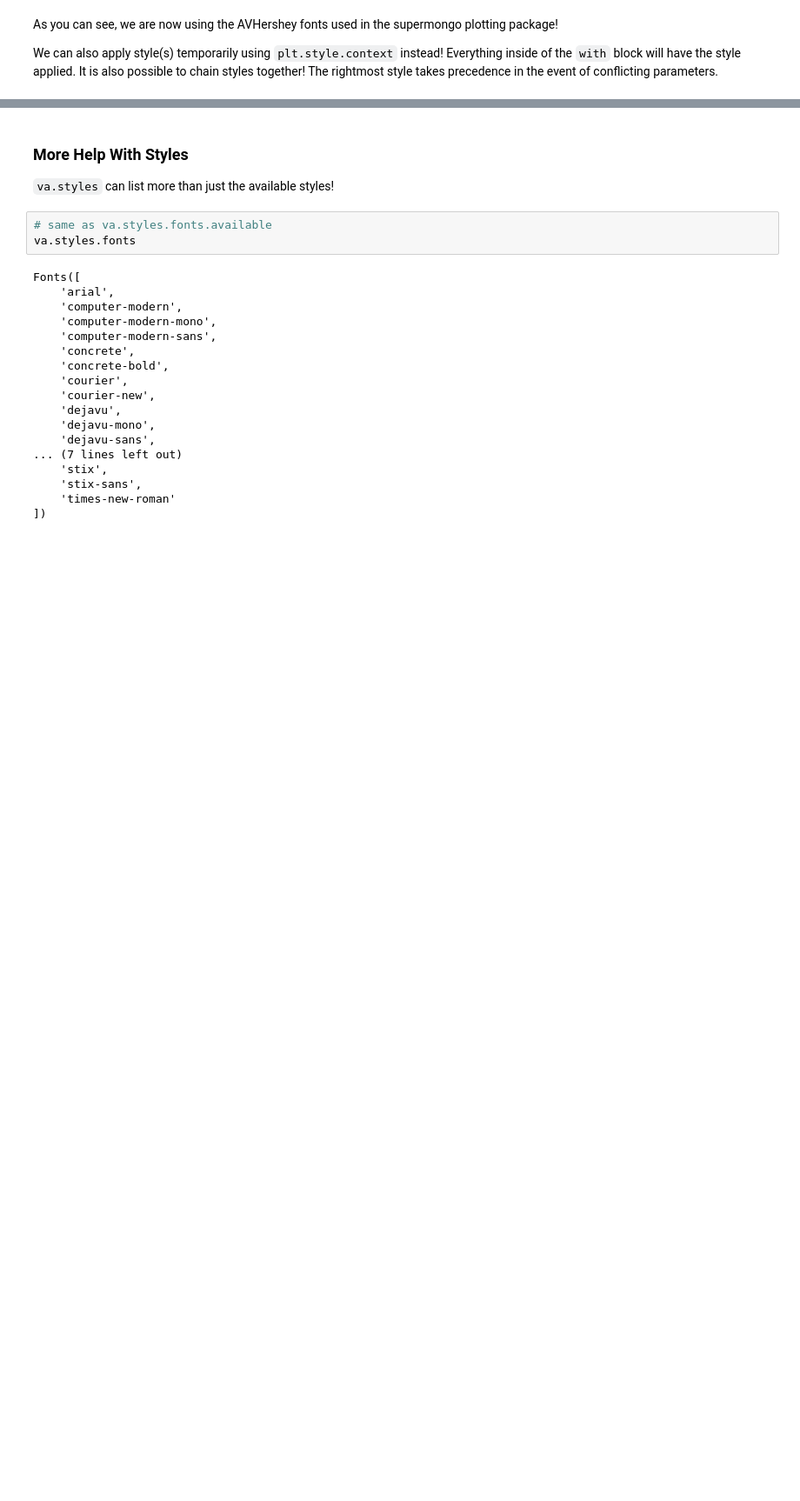
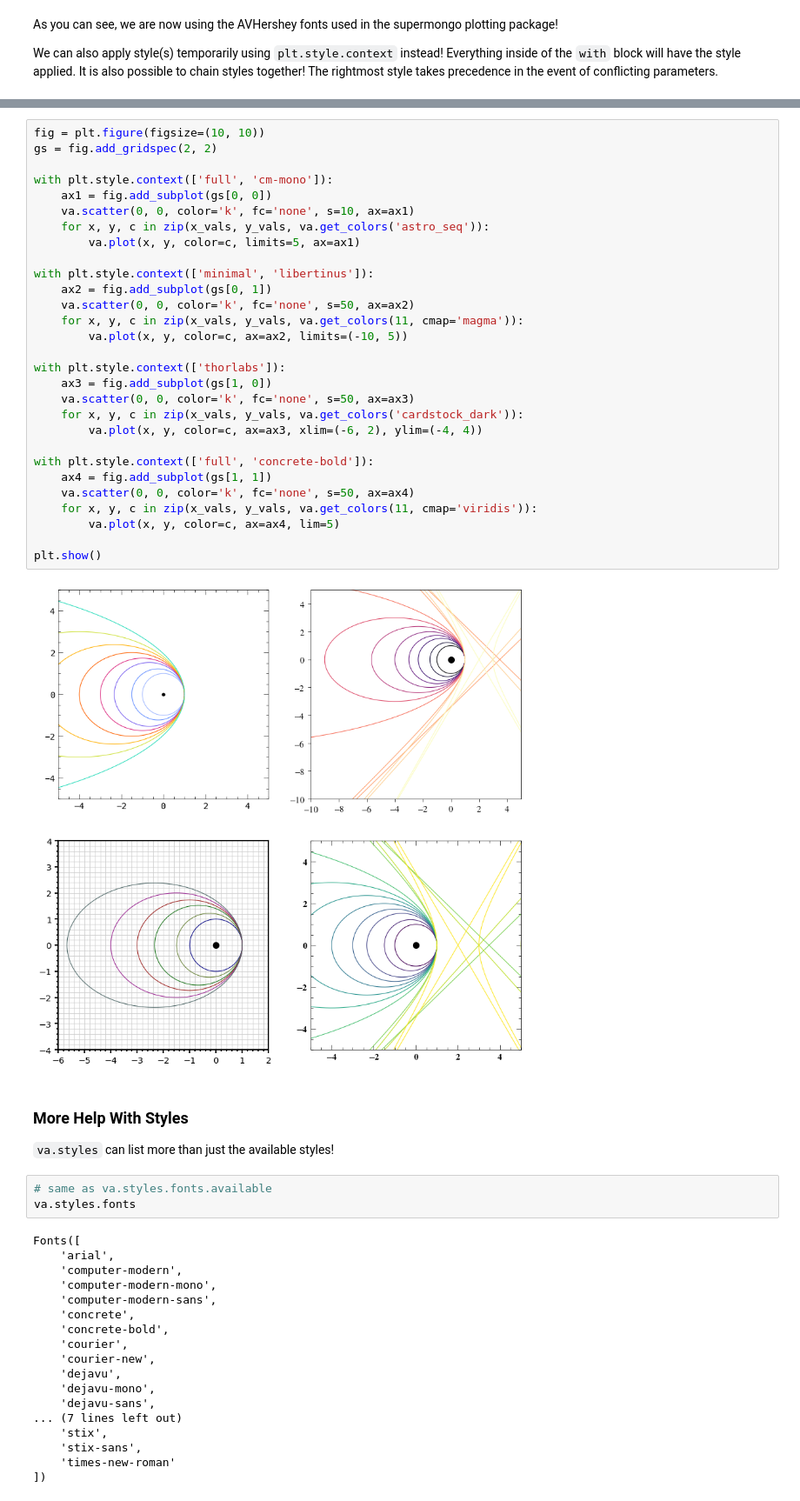
Before and after one commit to elkogerville/VisualAstro, a Jupyter notebook: examples/style_guide.ipynb, the cells around one changed output, grey strips where cells are left out. Shown at 87% size. Cells and saved outputs as stored; diff of their text form; blank space fills up the shorter version.

```diff
--- a/examples/style_guide.ipynb
+++ b/examples/style_guide.ipynb
@@ -163,3 +126,34 @@ plt.show()
+# %%
+fig = plt.figure(figsize=(10, 10))
+gs = fig.add_gridspec(2, 2)
+
+with plt.style.context(['full', 'cm-mono']):
+    ax1 = fig.add_subplot(gs[0, 0])
+    va.scatter(0, 0, color='k', fc='none', s=10, ax=ax1)
+    for x, y, c in zip(x_vals, y_vals, va.get_colors('astro_seq')):
+        va.plot(x, y, color=c, limits=5, ax=ax1)
+
+with plt.style.context(['minimal', 'libertinus']):
+    ax2 = fig.add_subplot(gs[0, 1])
+    va.scatter(0, 0, color='k', fc='none', s=50, ax=ax2)
+    for x, y, c in zip(x_vals, y_vals, va.get_colors(11, cmap='magma')):
+        va.plot(x, y, color=c, ax=ax2, limits=(-10, 5))
+
+with plt.style.context(['thorlabs']):
+    ax3 = fig.add_subplot(gs[1, 0])
+    va.scatter(0, 0, color='k', fc='none', s=50, ax=ax3)
+    for x, y, c in zip(x_vals, y_vals, va.get_colors('cardstock_dark')):
+        va.plot(x, y, color=c, ax=ax3, xlim=(-6, 2), ylim=(-4, 4))
+
+with plt.style.context(['full', 'concrete-bold']):
+    ax4 = fig.add_subplot(gs[1, 1])
+    va.scatter(0, 0, color='k', fc='none', s=50, ax=ax4)
+    for x, y, c in zip(x_vals, y_vals, va.get_colors(11, cmap='viridis')):
+        va.plot(x, y, color=c, ax=ax4, lim=5)
+
+plt.show()
+# %% [output]
+[figure, added]
 # %% [markdown]
 ### More Help With Styles
 
```
Also changed, not shown: parts of 20 cells of this notebook.
